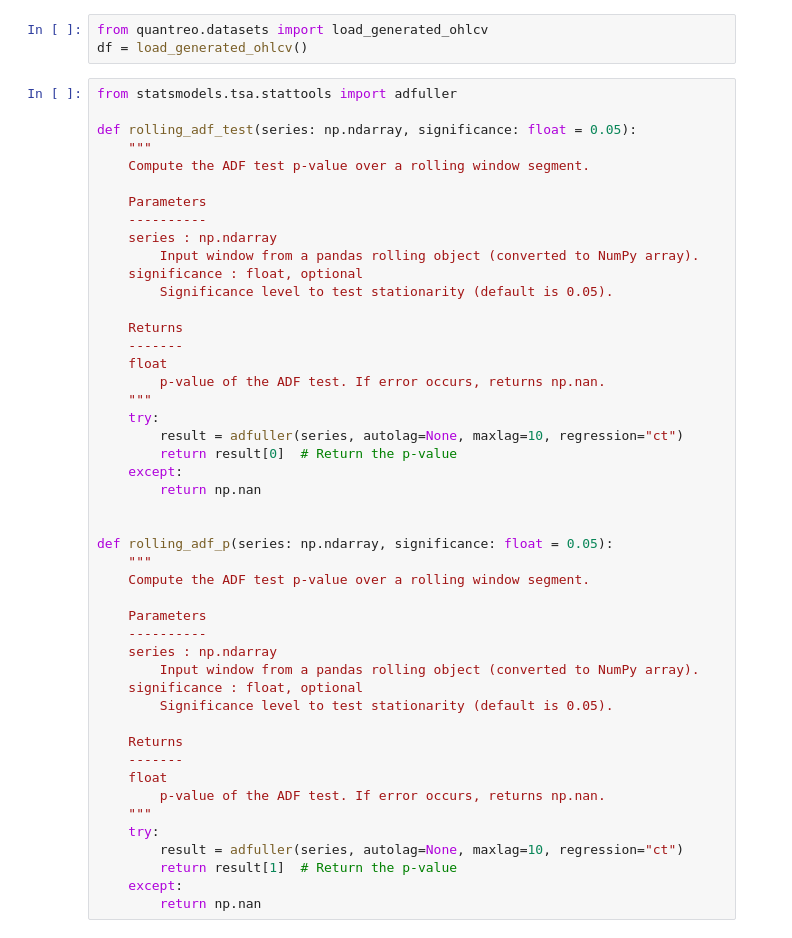
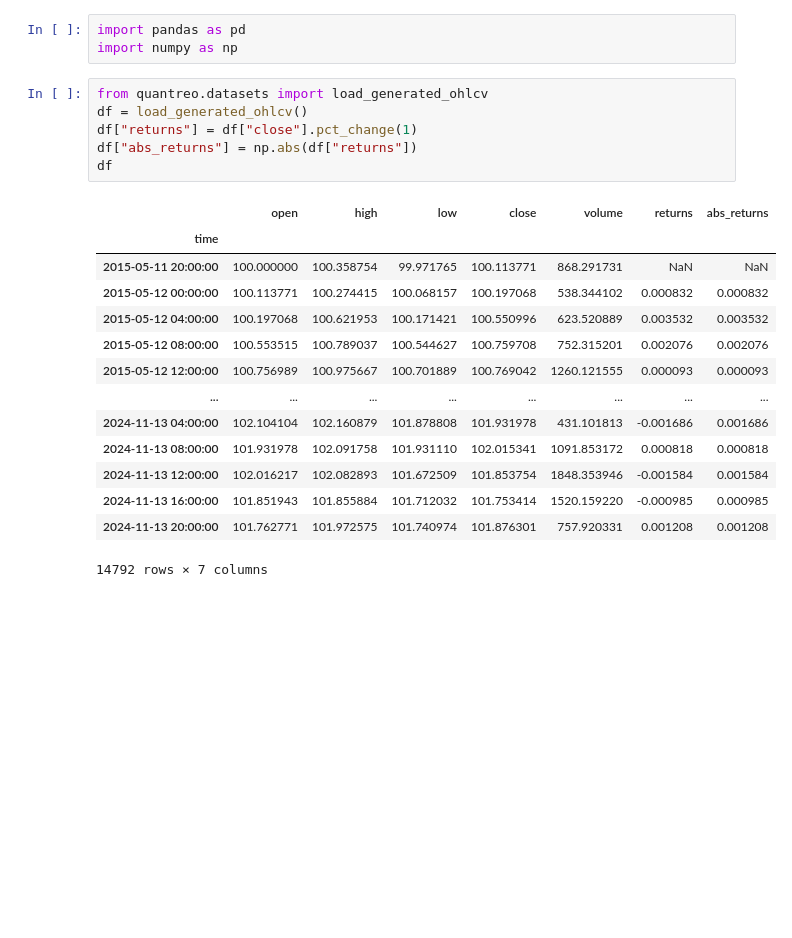
Before and after one commit to Quantreo/quantreo, a Jupyter notebook: Untitled1.ipynb, the cells around one changed output. Drawn from its saved outputs; the diff is of its cells as text; blank space fills up the shorter version.

```diff
--- a/Untitled1.ipynb
+++ b/Untitled1.ipynb
@@ -137,50 +1,24 @@ def rolling_adf(df: pd.DataFrame, col: str, window_size: int, lags: int = None,
+# %%
+import pandas as pd
+import numpy as np
 # %%
 from quantreo.datasets import load_generated_ohlcv
 df = load_generated_ohlcv()
+df["returns"] = df["close"].pct_change(1)
+df["abs_returns"] = np.abs(df["returns"])
+df
+# %% [output]
+|  | open | high | low | close | volume | returns | abs_returns |
+| time |  |  |  |  |  |  |  |
+| 2015-05-11 20:00:00 | 100.000000 | 100.358754 | 99.971765 | 100.113771 | 868.291731 | NaN | NaN |
+| 2015-05-12 00:00:00 | 100.113771 | 100.274415 | 100.068157 | 100.197068 | 538.344102 | 0.000832 | 0.000832 |
+| 2015-05-12 04:00:00 | 100.197068 | 100.621953 | 100.171421 | 100.550996 | 623.520889 | 0.003532 | 0.003532 |
+| 2015-05-12 08:00:00 | 100.553515 | 100.789037 | 100.544627 | 100.759708 | 752.315201 | 0.002076 | 0.002076 |
+| 2015-05-12 12:00:00 | 100.756989 | 100.975667 | 100.701889 | 100.769042 | 1260.121555 | 0.000093 | 0.000093 |
+| ... | ... | ... | ... | ... | ... | ... | ... |
+| 2024-11-13 04:00:00 | 102.104104 | 102.160879 | 101.878808 | 101.931978 | 431.101813 | -0.001686 | 0.001686 |
+| 2024-11-13 08:00:00 | 101.931978 | 102.091758 | 101.931110 | 102.015341 | 1091.853172 | 0.000818 | 0.000818 |
+| 2024-11-13 12:00:00 | 102.016217 | 102.082893 | 101.672509 | 101.853754 | 1848.353946 | -0.001584 | 0.001584 |
+| 2024-11-13 16:00:00 | 101.851943 | 101.855884 | 101.712032 | 101.753414 | 1520.159220 | -0.000985 | 0.000985 |
+| 2024-11-13 20:00:00 | 101.762771 | 101.972575 | 101.740974 | 101.876301 | 757.920331 | 0.001208 | 0.001208 |
+14792 rows × 7 columns
-# %%
-from statsmodels.tsa.stattools import adfuller
-
-def rolling_adf_test(series: np.ndarray, significance: float = 0.05):
-    """
-    Compute the ADF test p-value over a rolling window segment.
-
-    Parameters
-    ----------
-    series : np.ndarray
-        Input window from a pandas rolling object (converted to NumPy array).
-    significance : float, optional
-        Significance level to test stationarity (default is 0.05).
-
-    Returns
-    -------
-    float
-        p-value of the ADF test. If error occurs, returns np.nan.
-    """
-    try:
-        result = adfuller(series, autolag=None, maxlag=10, regression="ct")
-        return result[0]  # Return the p-value
-    except:
-        return np.nan
-
-
-def rolling_adf_p(series: np.ndarray, significance: float = 0.05):
-    """
-    Compute the ADF test p-value over a rolling window segment.
-
-    Parameters
-    ----------
-    series : np.ndarray
-        Input window from a pandas rolling object (converted to NumPy array).
-    significance : float, optional
-        Significance level to test stationarity (default is 0.05).
-
-    Returns
-    -------
-    float
-        p-value of the ADF test. If error occurs, returns np.nan.
-    """
-    try:
-        result = adfuller(series, autolag=None, maxlag=10, regression="ct")
-        return result[1]  # Return the p-value
-    except:
-        return np.nan
```
Also changed, not shown: parts of 13 cells of this notebook, 6 other files.
